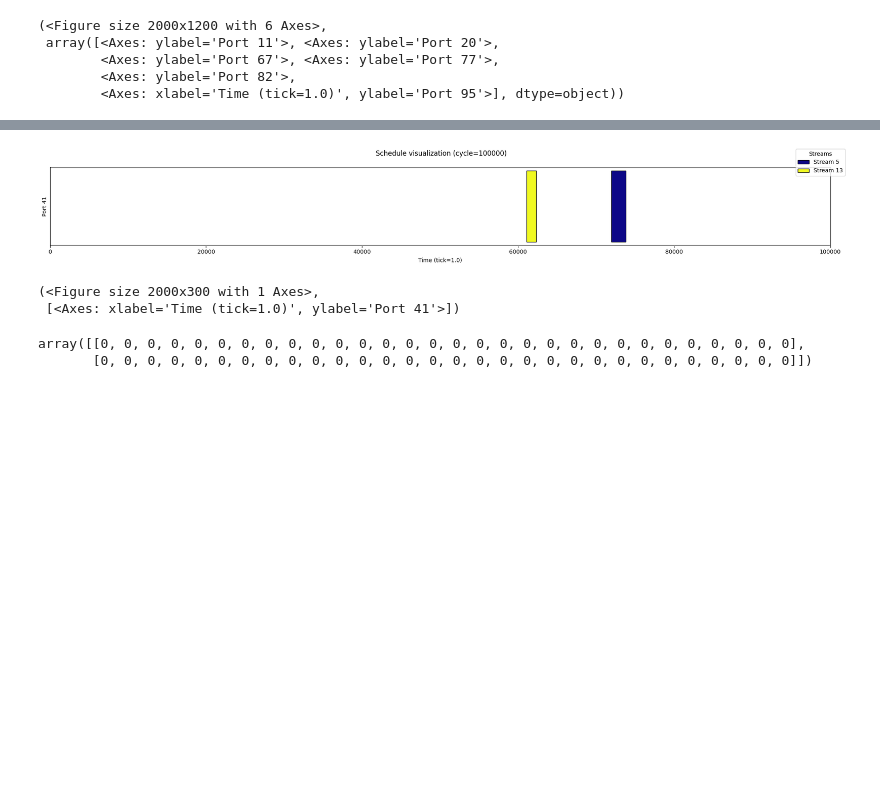
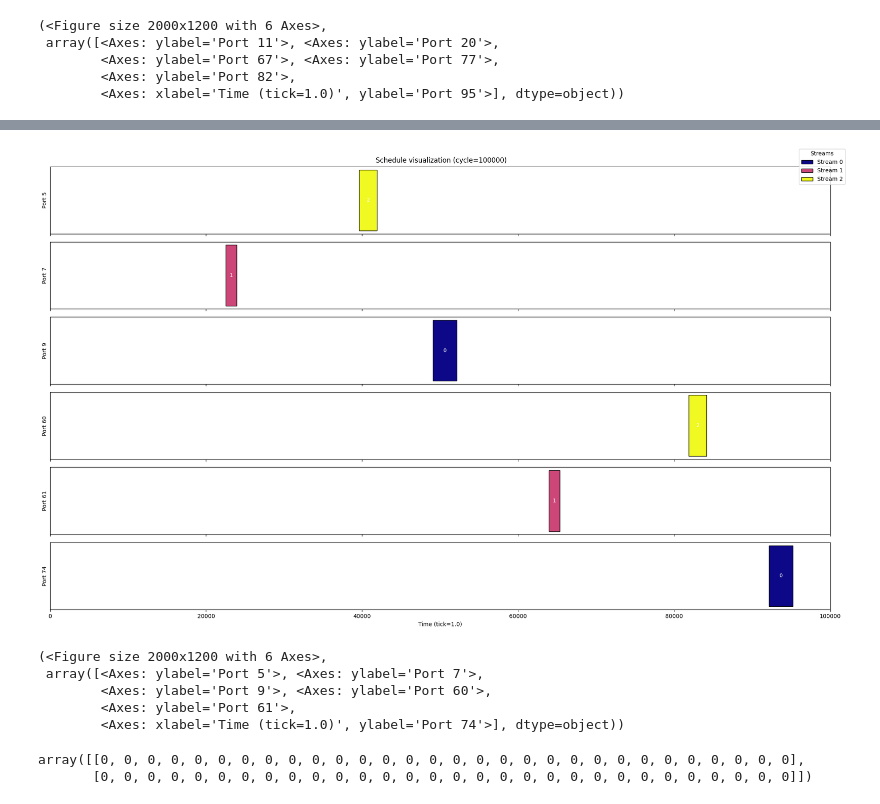
Before and after one commit to TSNTools/TSN_optimizer_platform, a Jupyter notebook: test_conversion.ipynb, the cells around one changed output, grey strips where cells are left out. Cells and saved outputs as stored; diff of their text form; code cells hidden in the pictures; blank space fills up the shorter version.

```diff
--- a/test_conversion.ipynb
+++ b/test_conversion.ipynb
@@ -348,11 +345,14 @@ instance2 = problem.import_scheduling_usecase("instance2.json")
 # %%
 schedule2 = instance2.schedule
 # %%
-schedule2.plot(span=schedule2.cycle_ns,port_ids=[41])
+schedule2.plot(span = schedule2.cycle_ns, stream_ids=[0,1,2], label=True)
 # %% [output]
-[figure, old version]
+[figure, new version]
-(<Figure size 2000x300 with 1 Axes>,
- [<Axes: xlabel='Time (tick=1.0)', ylabel='Port 41'>])
+(<Figure size 2000x1200 with 6 Axes>,
+ array([<Axes: ylabel='Port 5'>, <Axes: ylabel='Port 7'>,
+        <Axes: ylabel='Port 9'>, <Axes: ylabel='Port 60'>,
+        <Axes: ylabel='Port 61'>,
+        <Axes: xlabel='Time (tick=1.0)', ylabel='Port 74'>], dtype=object))
 # %%
 compacted = schedule2.to_compact_encoding(len(instance2.ports),schedule2.get_n_streams)
 # %%
```
Also changed, not shown: parts of 21 cells of this notebook, 8 other files.
